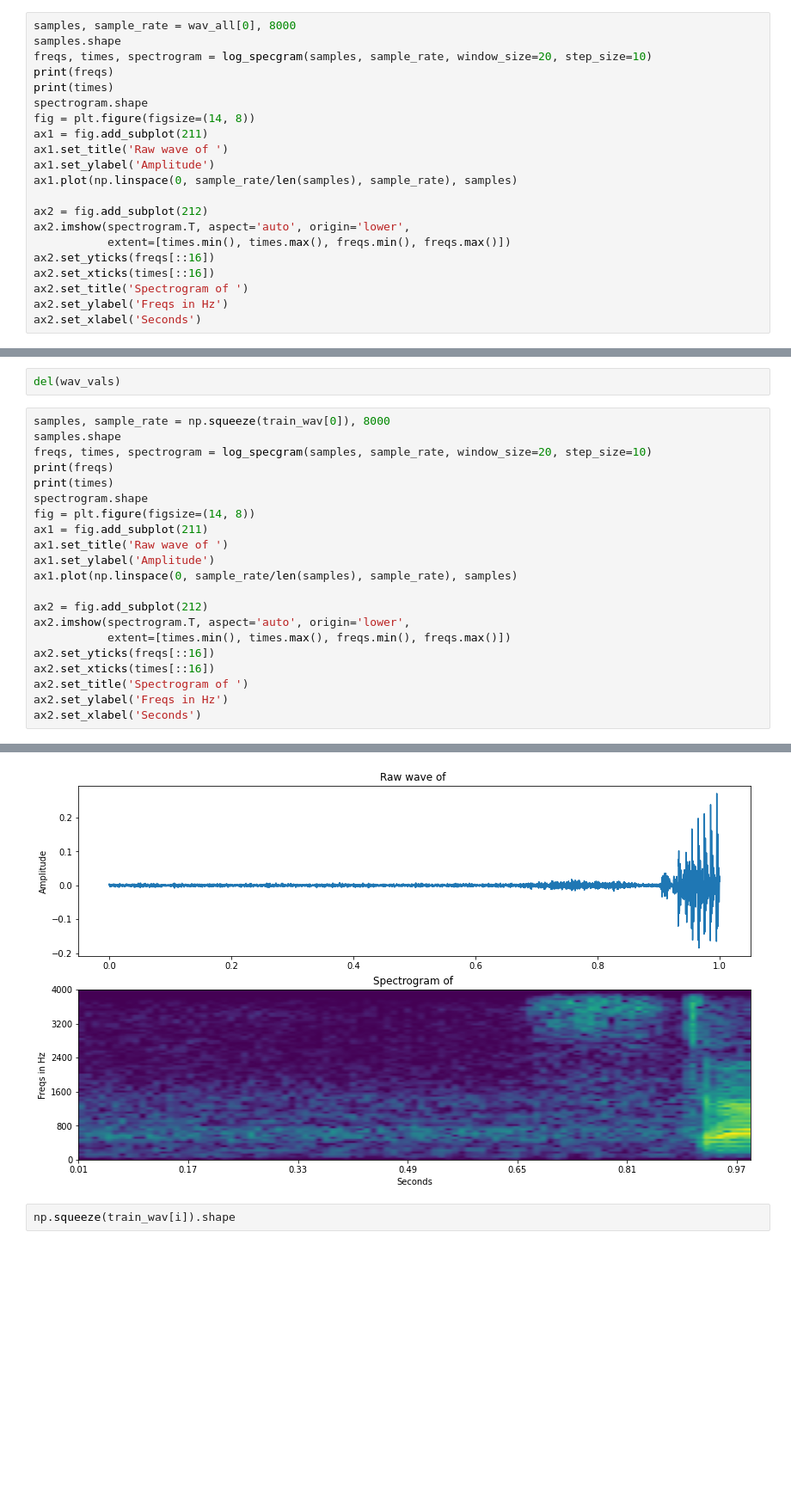
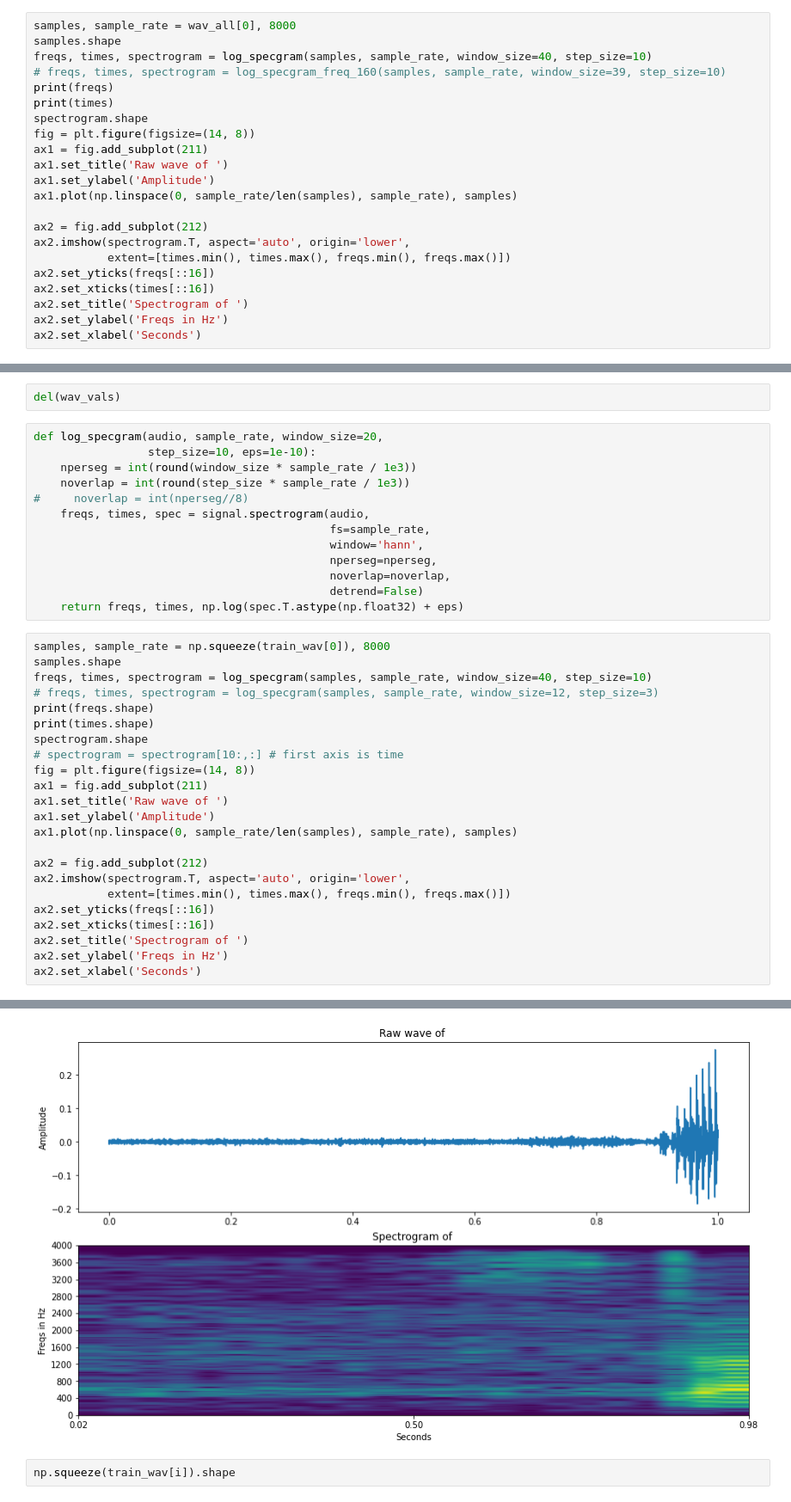
Before and after one commit to kaletap/speech-classification, a Jupyter notebook: notebooks/models.ipynb, the cells around one changed output, grey strips where cells are left out. Shown: that part at 86% size. Cells and saved outputs as stored; diff of their text form; blank space fills up the shorter version.

Commit message:
change spectrogram to deepspeech size

```diff
--- a/notebooks/models.ipynb
+++ b/notebooks/models.ipynb
@@ -198,7 +213,8 @@ def log_specgram(audio, sample_rate, window_size=20,
 # %%
 samples, sample_rate = wav_all[0], 8000
 samples.shape
-freqs, times, spectrogram = log_specgram(samples, sample_rate, window_size=20, step_size=10)
+freqs, times, spectrogram = log_specgram(samples, sample_rate, window_size=40, step_size=10)
+# freqs, times, spectrogram = log_specgram_freq_160(samples, sample_rate, window_size=39, step_size=10)
 print(freqs)
 print(times)
 spectrogram.shape
@@ -681,13 +702,28 @@ Text(0.5, 0, 'epoch')
 # Models for spectograms
 # %%
 del(wav_vals)
+# %%
+def log_specgram(audio, sample_rate, window_size=20,
+                 step_size=10, eps=1e-10):
+    nperseg = int(round(window_size * sample_rate / 1e3))
+    noverlap = int(round(step_size * sample_rate / 1e3))
+#     noverlap = int(nperseg//8)
+    freqs, times, spec = signal.spectrogram(audio,
+                                            fs=sample_rate,
+                                            window='hann',
+                                            nperseg=nperseg,
+                                            noverlap=noverlap,
+                                            detrend=False)
+    return freqs, times, np.log(spec.T.astype(np.float32) + eps)
 # %%
 samples, sample_rate = np.squeeze(train_wav[0]), 8000
 samples.shape
-freqs, times, spectrogram = log_specgram(samples, sample_rate, window_size=20, step_size=10)
-print(freqs)
-print(times)
+freqs, times, spectrogram = log_specgram(samples, sample_rate, window_size=40, step_size=10)
+# freqs, times, spectrogram = log_specgram(samples, sample_rate, window_size=12, step_size=3)
+print(freqs.shape)
+print(times.shape)
 spectrogram.shape
+# spectrogram = spectrogram[10:,:] # first axis is time
 fig = plt.figure(figsize=(14, 8))
 ax1 = fig.add_subplot(211)
 ax1.set_title('Raw wave of ')
@@ -739,8 +763,8 @@ Text(0, 0.5, 'Amplitude')
  <matplotlib.axis.XTick at 0x...>]
 Text(0.5, 1.0, 'Spectrogram of ')
 Text(0, 0.5, 'Freqs in Hz')
 Text(0.5, 0, 'Seconds')
-[figure, old version]
+[figure, new version]
 # %%
 np.squeeze(train_wav[i]).shape
 # %% [output]
```
Also changed, not shown: parts of 33 cells of this notebook, 1 other file.
